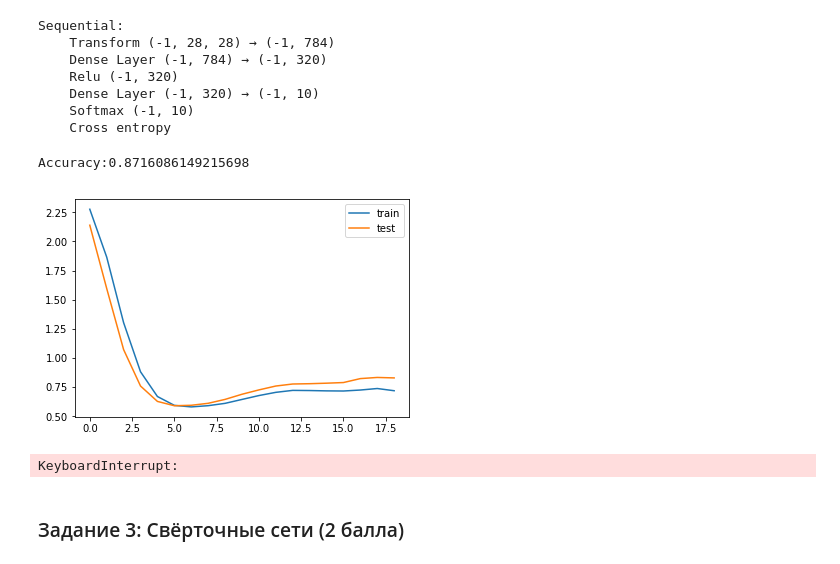
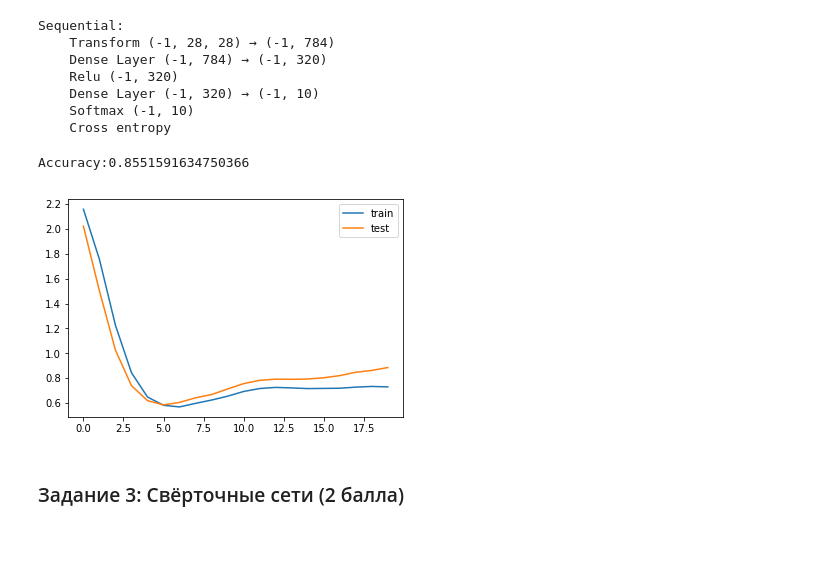
Before and after one commit to bazitur/dlschl-homeworks, a Jupyter notebook: homeworks/hw06/[hw6]Homework-First-CNN.ipynb, the cells around one changed output. Drawn from its saved outputs; the diff is of its cells as text; code cells hidden in the pictures.

```diff
--- a/homeworks/hw06/[hw6]Homework-First-CNN.ipynb
+++ b/homeworks/hw06/[hw6]Homework-First-CNN.ipynb
@@ -358,5 +358,5 @@ Sequential:
     Cross entropy
 # %%
 optimizer = SimpleOptimizer(1e-7)
-train(net, optimizer, 50, 128, X_train, y_train, X_test, y_test)
+train(net, optimizer, 20, 128, X_train, y_train, X_test, y_test)
 # %% [output]
@@ -422,5 +428,5 @@ Sequential:
     Cross entropy
 # %%
 optimizer = MomentOptimizer(1e-7, 0.5)
-train(net, optimizer, 50, 128, X_train, y_train, X_test, y_test)
+train(net, optimizer, 20, 128, X_train, y_train, X_test, y_test)
 # %% [output]
@@ -470,11 +475,10 @@ Sequential:
     Cross entropy
 # %%
 optimizer = MomentOptimizer(1e-7, 0.5)
-train(net, optimizer, 50, 128, X_train, y_train, X_test, y_test)
+train(net, optimizer, 20, 128, X_train, y_train, X_test, y_test)
 # %% [output]
-Accuracy:0.8716086149215698
+Accuracy:0.8551591634750366
-[figure, old version]
+[figure, new version]
-KeyboardInterrupt:
 # %% [markdown]
 ### Задание 3: Свёрточные сети (2 балла)
 # %% [markdown]
```
Also changed, not shown: parts of 8 cells of this notebook, 6 other files.
